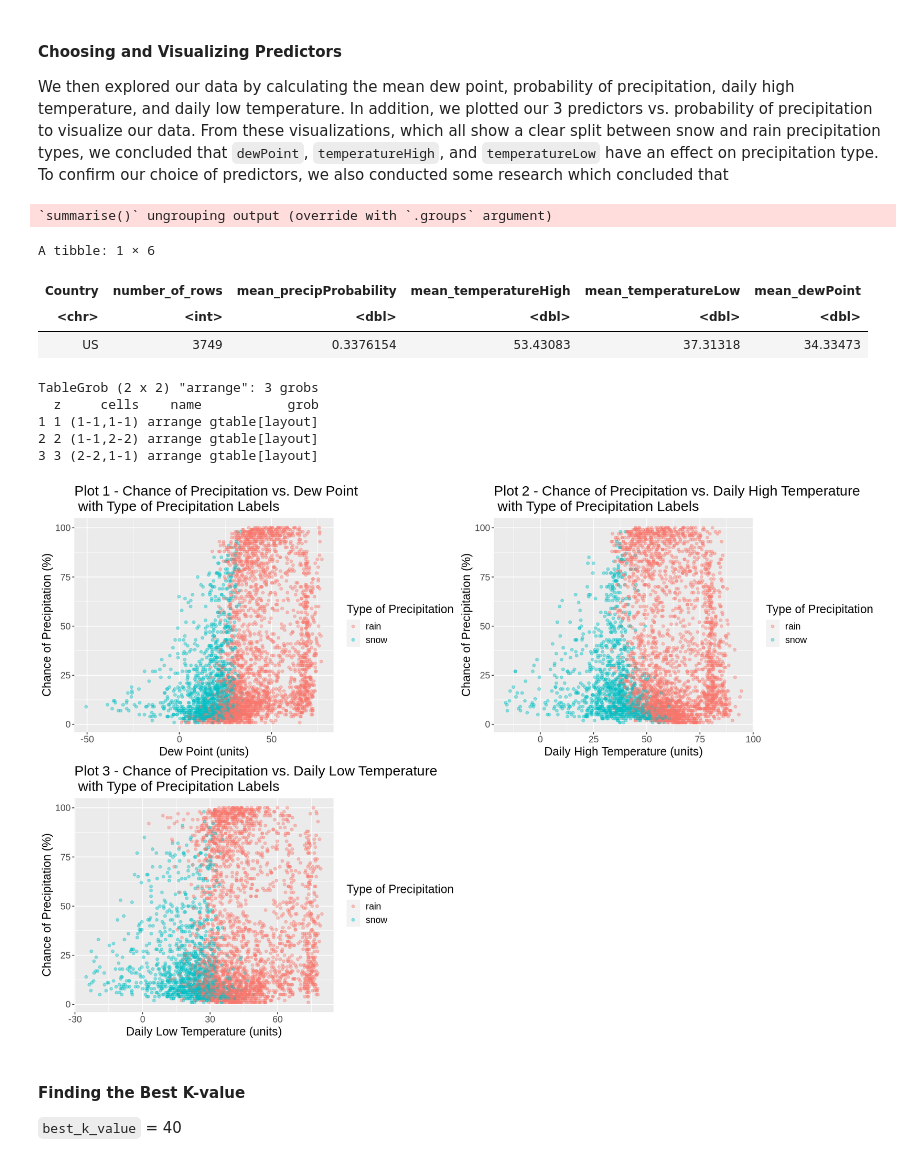
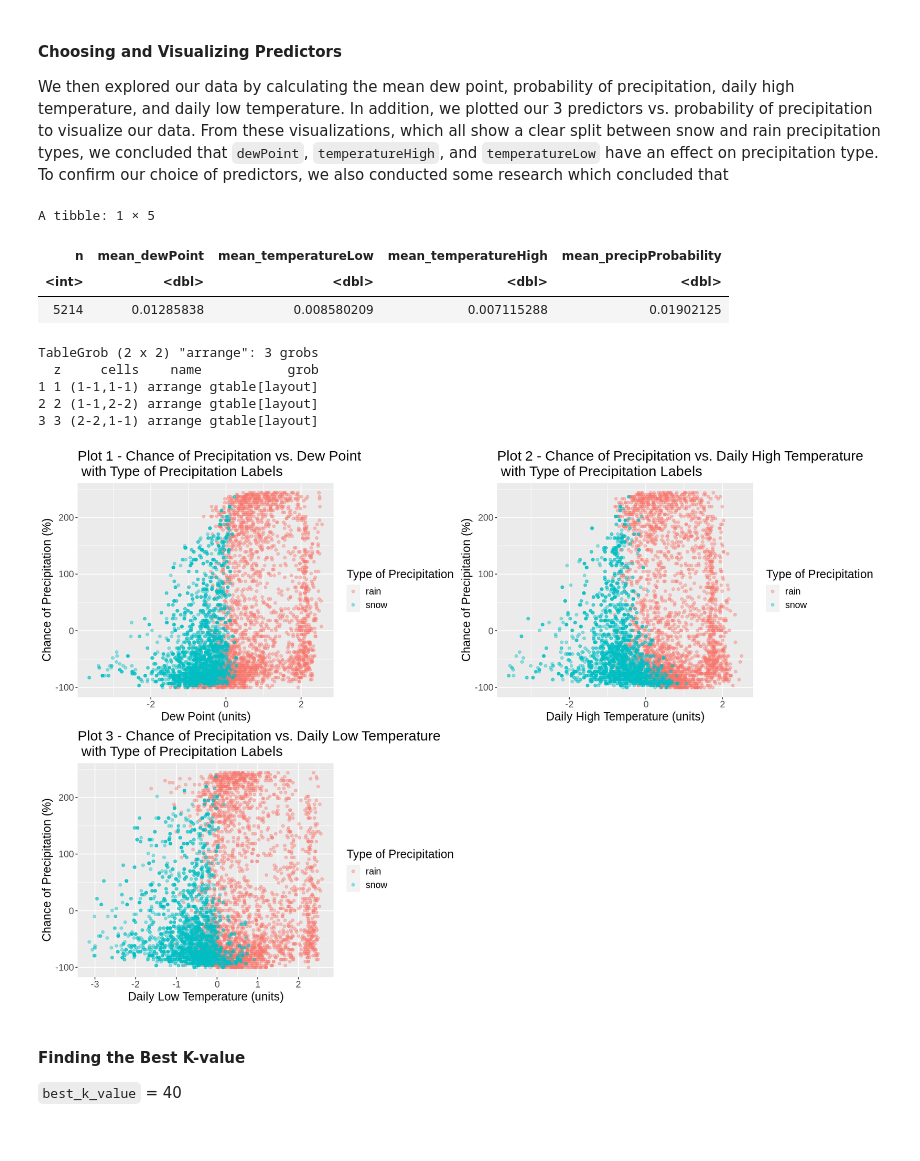
Before and after one commit to codingonapotato/dsci100_group_project_S2022, a Jupyter notebook: Final Project Report.ipynb, the cells around one changed output. Saved outputs shown, nothing was run; the diff lists cells and outputs as text; code cells hidden in the pictures.

Commit message:
im too tired to write every change out...
basics: moved some cells around, applied rep_sample_n, fixed upsample bug ish?,

```diff
--- a/Final Project Report.ipynb
+++ b/Final Project Report.ipynb
@@ -124,3 +142,18 @@ A tibble: 2 × 2
 
 We then split our original dataset into a training set (50% of original data) and a testing set (other 50% of original data).
 **MAY REQUIRE CHANGE HERE**
+# %%
+weather_recipe <- recipe(precipType ~ dewPoint + temperatureLow + temperatureHigh + precipProbability, data = weather_data) %>%
+    step_upsample(precipType, over_ratio = 1, skip = FALSE) %>%
+    step_scale(all_predictors()) %>%
+    step_center(all_predictors()) # NOTE: ok so I added precipProbability to recipe because otherwise upscaled data won't contain that
+                                  # column, and we need that column for our exploratory analysis below  - Rana
+
+upsampled_weather_data <- weather_recipe %>%
+                            prep() %>%
+                            bake(weather_data)
+
+class_count_upsampled <- upsampled_weather_data %>%
+                            select(precipType) %>%
+                            count(precipType)
+class_count_upsampled # Formally shows whether labels got upsampled successfully (looks like a yes to me!)
@@ -127,16 +171,22 @@ We then split our original dataset into a training set (50% of original data) an
 # %%
 set.seed(2022)
 
-weather_split <- weather_data %>%
+weather_split <- upsampled_weather_data %>%
                 initial_split(prop = 0.6, strata = precipType) #!!! Not actually 50% here so either above markdown needs to be edited or code needs to be
 
 weather_training <- training(weather_split) #training dataset
 
 weather_testing <- testing(weather_split) #testing dataset
 
-data_proportions <-  tibble(proportion_of_total_in_training = (nrow(weather_training)/nrow(weather_data))) %>%
-                        mutate(proportion_of_total_in_testing = (nrow(weather_testing)/nrow(weather_data)))
+data_proportions <-  tibble(proportion_of_total_in_training = (nrow(weather_training)/nrow(upsampled_weather_data))) %>%
+                        mutate(proportion_of_total_in_testing = (nrow(weather_testing)/nrow(upsampled_weather_data)))
 data_proportions # To formally show the percentage of the tidy dataset that went into the training and testing datasets
+
+precipType_props <- weather_training %>%
+    group_by(precipType) %>%
+    summarize(n = n()) %>%
+    mutate(prop = n/nrow(weather_training))
+precipType_props # Just to confirm whether labels are still upsampled after splitting data into training and testing sets
 # %% [output]
 A tibble: 1 × 2
 | proportion_of_total_in_training | proportion_of_total_in_testing |
@@ -148,16 +204,14 @@ A tibble: 1 × 2
 We then explored our data by calculating the mean dew point, probability of precipitation, daily high temperature, and daily low temperature.  In addition, we plotted our 3 predictors vs. probability of precipitation to visualize our data. From these visualizations, which all show a clear split between snow and rain precipitation types, we concluded that `dewPoint`, `temperatureHigh`, and `temperatureLow` have an effect on precipitation type. To confirm our choice of predictors, we also conducted some research which concluded that
 # %%
 weather_train_means <- weather_training %>%
-                            select(-Country, -precipType) %>%
+                            select(-precipType) %>%
                             map_df(mean) %>%
                             rename(mean_dewPoint = dewPoint,
                                   mean_precipProbability = precipProbability,
                                   mean_temperatureHigh = temperatureHigh,
                                   mean_temperatureLow = temperatureLow) #computed means for across all columns
 
-weather_train_total <- weather_training %>%
-                            group_by(Country) %>%
-                            summarize(number_of_rows = n()) #computed total number of rows
+weather_train_total <- tibble(n = nrow(weather_training)) #total number of rows for training data
 
 weather_train_aggregate <- weather_train_total %>%
                                 bind_cols(weather_train_means) #aggregated summary tables for the training data
@@ -165,44 +219,43 @@ weather_train_aggregate
 
 # possibly use the means as a MEANS (haha) to justify scaling the data? (i mean other than the fact that its standard practice for k-nn)
 
 options(repr.plot.width = 15, repr.plot.height = 10)
 plot1 <- weather_training %>%
                         mutate(precipProbability = precipProbability*100) %>%
                         ggplot(aes(x = dewPoint, y = precipProbability)) +
                         geom_point(aes(colour = precipType), alpha = 0.4) +
                         labs(x = "Dew Point (units)", y = "Chance of Precipitation (%)", colour = "Type of Precipitation") +
                         theme(text = element_text(size = 15)) +
                         ggtitle("Plot 1 - Chance of Precipitation vs. Dew Point \n with Type of Precipitation Labels")
 
 plot2 <- weather_training %>%
                         mutate(precipProbability = precipProbability*100) %>%
                         ggplot(aes(x = temperatureHigh, y = precipProbability)) +
                         geom_point(aes(colour = precipType), alpha = 0.4) +
                         labs(x = "Daily High Temperature (units)", y = "Chance of Precipitation (%)", colour = "Type of Precipitation") +
                         theme(text = element_text(size = 15)) +
                         ggtitle("Plot 2 - Chance of Precipitation vs. Daily High Temperature \n with Type of Precipitation Labels")
 plot3 <- weather_training %>%
                         mutate(precipProbability = precipProbability*100) %>%
                         ggplot(aes(x = temperatureLow, y = precipProbability)) +
                         geom_point(aes(colour = precipType), alpha = 0.4) +
                         labs(x = "Daily Low Temperature (units)", y = "Chance of Precipitation (%)", colour = "Type of Precipitation") +
                         theme(text = element_text(size = 15)) +
                         ggtitle("Plot 3 - Chance of Precipitation vs. Daily Low Temperature \n with Type of Precipitation Labels")
 
 plots_together <- grid.arrange(plot1, plot2, plot3, ncol = 2)
 plots_together
 # %% [output]
-`summarise()` ungrouping output (override with `.groups` argument)
+A tibble: 1 × 5
+| n | mean_dewPoint | mean_temperatureLow | mean_temperatureHigh | mean_precipProbability |
+| <int> | <dbl> | <dbl> | <dbl> | <dbl> |
+| 5214 | 0.01285838 | 0.008580209 | 0.007115288 | 0.01902125 |
-A tibble: 1 × 6
+TableGrob (2 x 2) "arrange": 3 grobs
+  z     cells    name           grob
+1 1 (1-1,1-1) arrange gtable[layout]
+2 2 (1-1,2-2) arrange gtable[layout]
+3 3 (2-2,1-1) arrange gtable[layout]
-| Country | number_of_rows | mean_precipProbability | mean_temperatureHigh | mean_temperatureLow | mean_dewPoint |
-| <chr> | <int> | <dbl> | <dbl> | <dbl> | <dbl> |
-| US | 3749 | 0.3376154 | 53.43083 | 37.31318 | 34.33473 |
-TableGrob (2 x 2) "arrange": 3 grobs
-  z     cells    name           grob
-1 1 (1-1,1-1) arrange gtable[layout]
-2 2 (1-1,2-2) arrange gtable[layout]
-3 3 (2-2,1-1) arrange gtable[layout]
-[figure, old version]
+[figure, new version]
 # %% [markdown]
 #### Finding the Best K-value
 
```
Also changed, not shown: parts of 7 cells of this notebook.
